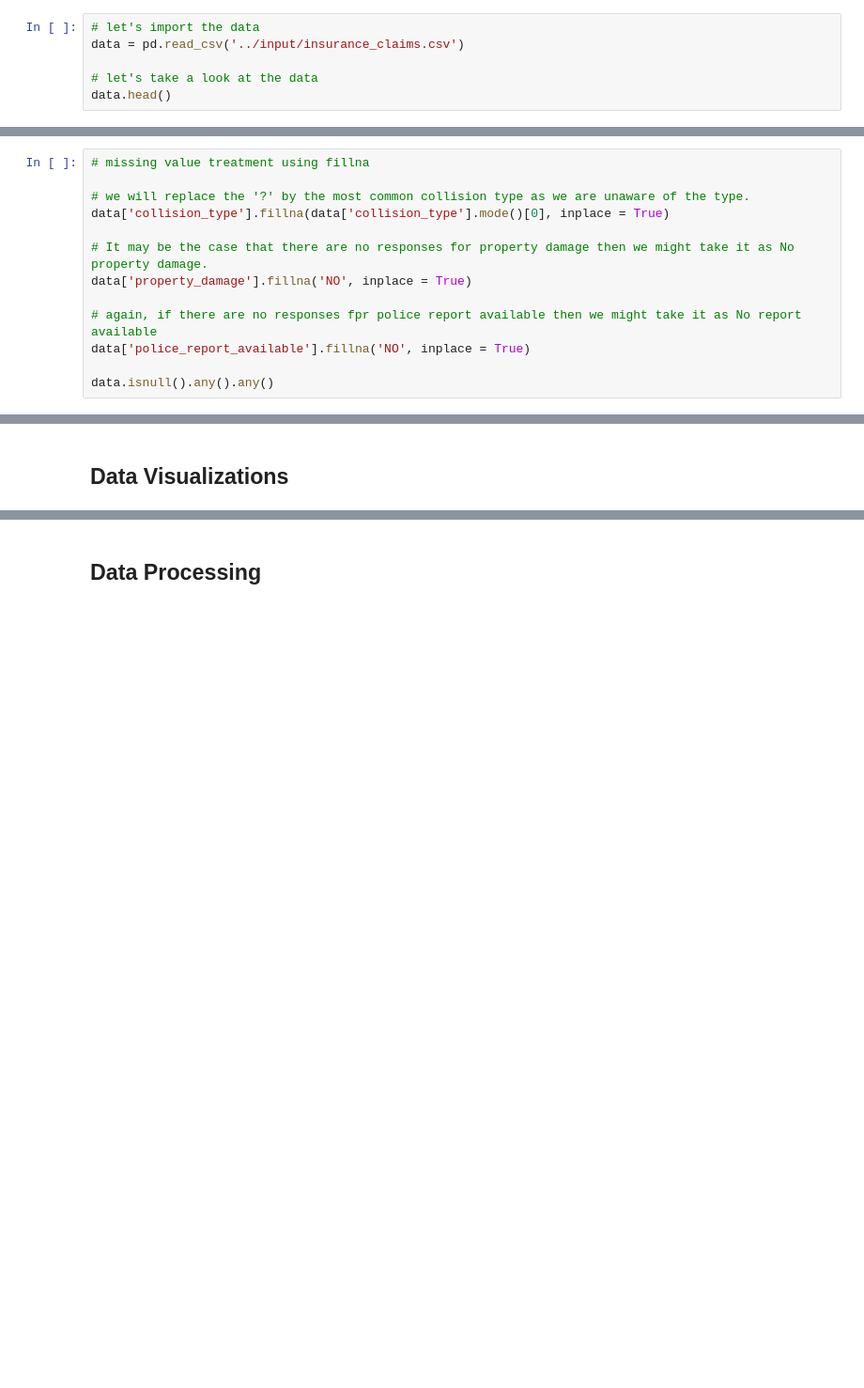
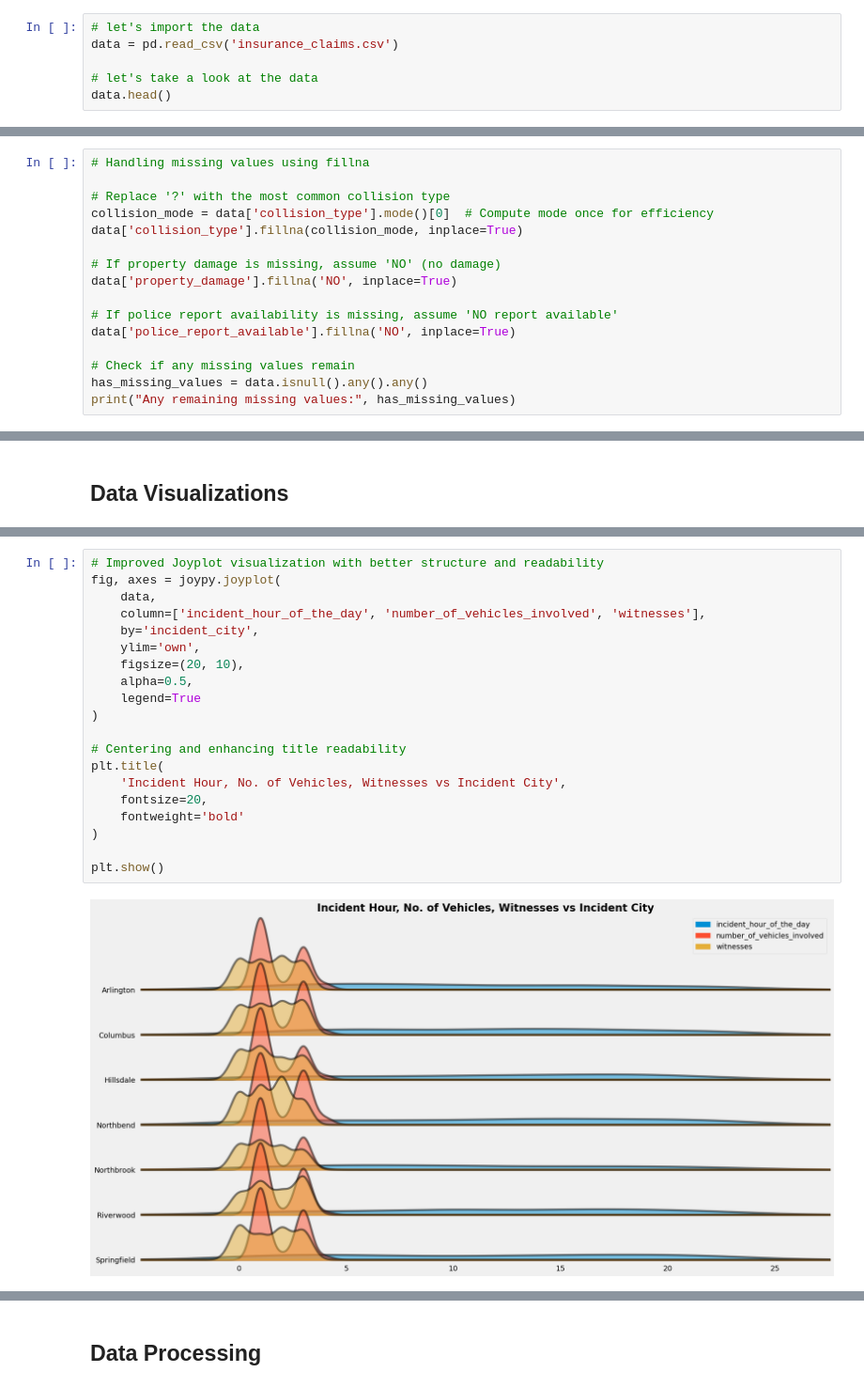
Before and after one commit to GaurabSilwal/Fraudulent-Claim-Detection, a Jupyter notebook: fraud-detection-in-insurance-claims.ipynb, the cells around one changed output, grey strips where cells are left out. Shown at 94% size. Cells and saved outputs as stored; diff of their text form; blank space fills up the shorter version.

```diff
--- a/fraud-detection-in-insurance-claims.ipynb
+++ b/fraud-detection-in-insurance-claims.ipynb
@@ -41,6 +32,6 @@ import eli5
 # %%
 # let's import the data
-data = pd.read_csv('../input/insurance_claims.csv')
+data = pd.read_csv('insurance_claims.csv')
 
 # let's take a look at the data
 data.head()
@@ -133,16 +124,19 @@ fraud_reported                 False
 _c39                            True
 dtype: bool
 # %%
-# missing value treatment using fillna
+# Handling missing values using fillna
 
-# we will replace the '?' by the most common collision type as we are unaware of the type.
-data['collision_type'].fillna(data['collision_type'].mode()[0], inplace = True)
+# Replace '?' with the most common collision type
+collision_mode = data['collision_type'].mode()[0]  # Compute mode once for efficiency
+data['collision_type'].fillna(collision_mode, inplace=True)
 
-# It may be the case that there are no responses for property damage then we might take it as No property damage.
-data['property_damage'].fillna('NO', inplace = True)
+# If property damage is missing, assume 'NO' (no damage)
+data['property_damage'].fillna('NO', inplace=True)
 
-# again, if there are no responses fpr police report available then we might take it as No report available
-data['police_report_available'].fillna('NO', inplace = True)
+# If police report availability is missing, assume 'NO report available'
+data['police_report_available'].fillna('NO', inplace=True)
 
-data.isnull().any().any()
+# Check if any missing values remain
+has_missing_values = data.isnull().any().any()
+print("Any remaining missing values:", has_missing_values)
 # %% [output]
@@ -547,0 +194,22 @@ py.iplot(fig)
+# %%
+# Improved Joyplot visualization with better structure and readability
+fig, axes = joypy.joyplot(
+    data,
+    column=['incident_hour_of_the_day', 'number_of_vehicles_involved', 'witnesses'],
+    by='incident_city',
+    ylim='own',
+    figsize=(20, 10),
+    alpha=0.5,
+    legend=True
+)
+
+# Centering and enhancing title readability
+plt.title(
+    'Incident Hour, No. of Vehicles, Witnesses vs Incident City',
+    fontsize=20,
+    fontweight='bold'
+)
+
+plt.show()
+# %% [output]
+[figure, added]
```
Also changed, not shown: parts of 54 cells of this notebook.
